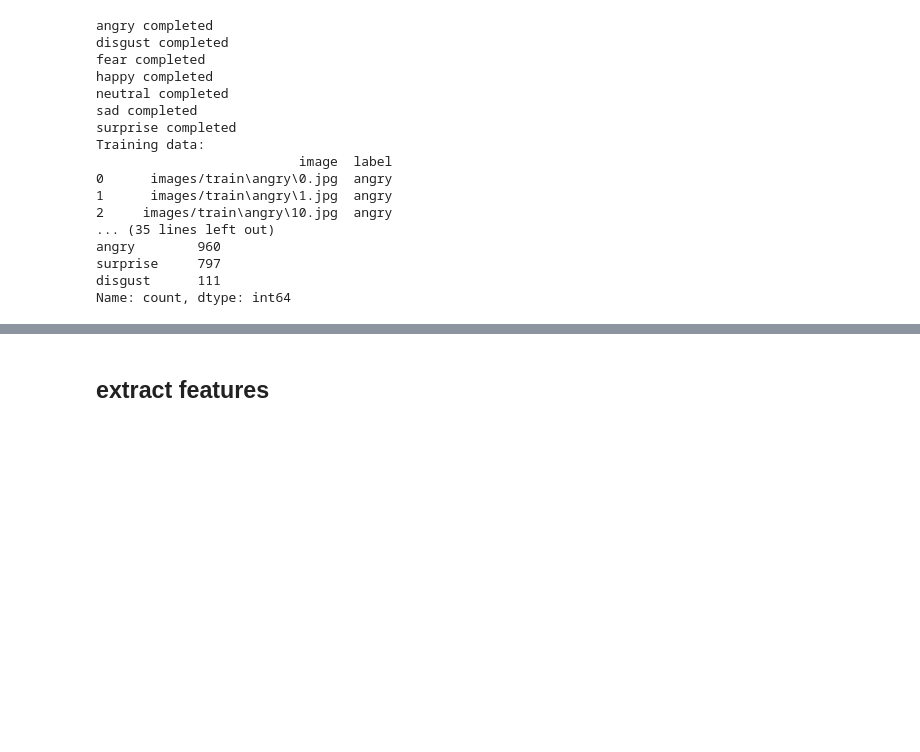
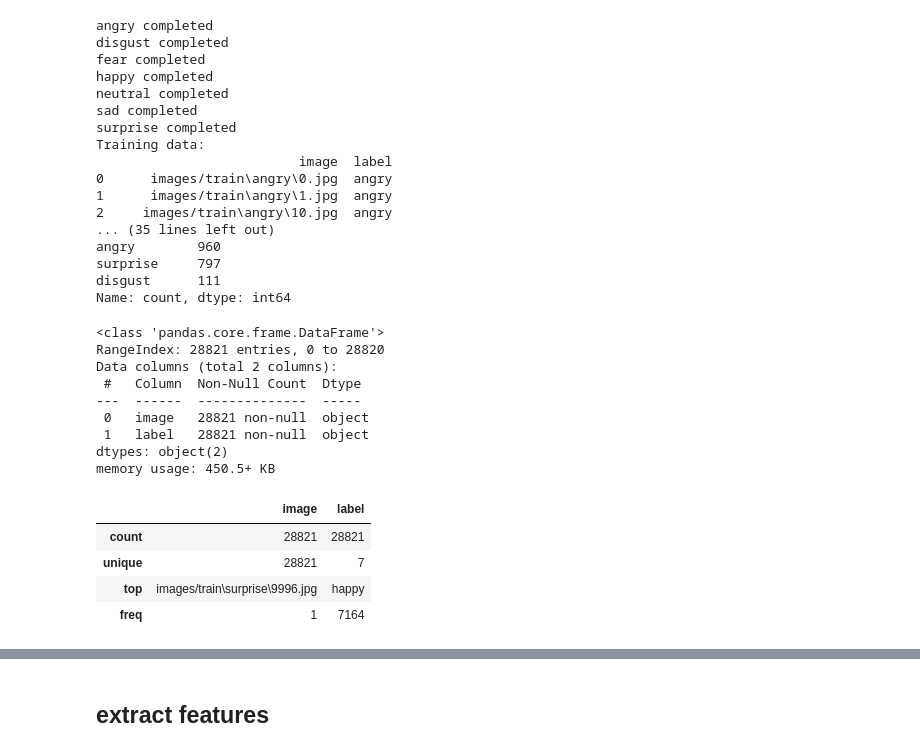
Before and after one commit to Pratiksha-233/digital_mental_wellness_assitant, a Jupyter notebook: Untitled1.ipynb, the cells around one changed output, grey strips where cells are left out. Drawn from its saved outputs; the diff is of its cells as text; code cells hidden in the pictures; blank space fills up the shorter version.

```diff
--- a/Untitled1.ipynb
+++ b/Untitled1.ipynb
@@ -64,3 +64,23 @@ angry        960
 surprise     797
 disgust      111
 Name: count, dtype: int64
+# %%
+train.head()
+test.head()
+train.info()
+train.describe()
+# %% [output]
+<class 'pandas.core.frame.DataFrame'>
+RangeIndex: 28821 entries, 0 to 28820
+Data columns (total 2 columns):
+ #   Column  Non-Null Count  Dtype
+---  ------  --------------  -----
+ 0   image   28821 non-null  object
+ 1   label   28821 non-null  object
+dtypes: object(2)
+memory usage: 450.5+ KB
+|  | image | label |
+| count | 28821 | 28821 |
+| unique | 28821 | 7 |
+| top | images/train\surprise\9996.jpg | happy |
+| freq | 1 | 7164 |
```
Also changed, not shown: parts of 3 cells of this notebook, 37 other files.
